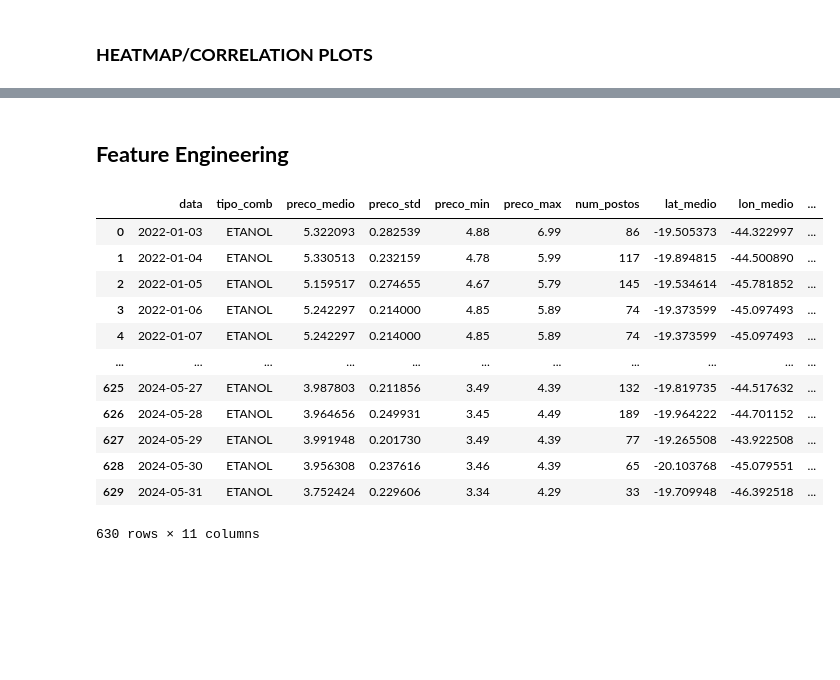
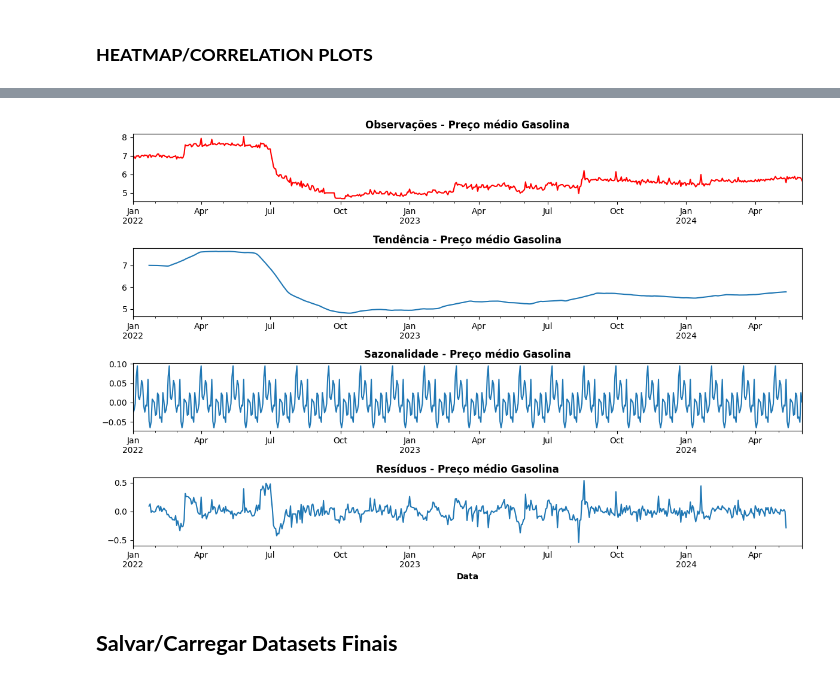
Before and after one commit to emanuel-brandao15/fuel-prices-forecast-brazil-mg, a Jupyter notebook: fuel_timeseries.ipynb, the cells around one changed output, grey strips where cells are left out. Drawn from its saved outputs; the diff is of its cells as text; code cells hidden in the pictures; blank space fills up the shorter version.

```diff
--- a/fuel_timeseries.ipynb
+++ b/fuel_timeseries.ipynb
@@ -547,2 +597,27 @@ plt.show()
+# %%
+### SEASONAL DECOMPOSE SÉRIE GASOLINA
+fig, ax = plt.subplots(4,1, figsize=(12,8))
+
+sd_gas.observed.plot(ax=ax[0], color='red')
+ax[0].set_title('Observações - Preço médio Gasolina', fontweight='bold')
+ax[0].set_xlabel('')
+
+sd_gas.trend.plot(ax=ax[1])
+ax[1].set_title('Tendência - Preço médio Gasolina', fontweight='bold')
+ax[1].set_xlabel('')
+
+sd_gas.seasonal.plot(ax=ax[2])
+ax[2].set_title('Sazonalidade - Preço médio Gasolina', fontweight='bold')
+ax[2].set_xlabel('')
+
+sd_gas.resid.plot(ax=ax[3])
+ax[3].set_title('Resíduos - Preço médio Gasolina', fontweight='bold')
+ax[3].set_xlabel('Data', fontweight='bold')
+
+
+plt.tight_layout()
+plt.show()
+# %% [output]
+[figure, added]
 # %% [markdown]
-## **Feature Engineering**
+## **Salvar/Carregar Datasets Finais**
@@ -549,16 +628,10 @@ plt.show()
 # %%
-dfs['df_etanol']
+### Carregando datasets da modelagem (RODAR PARA REFAZER ALGUMA EDA/PREPROCS)
+df_etanol = pd.read_csv(r'C:\Users\Emanuel\Desktop\PUCMG\TCC\Dataframes\df_etanol_final.csv')
+df_gasolina = pd.read_csv(r'C:\Users\Emanuel\Desktop\PUCMG\TCC\Dataframes\df_gasolina_final.csv')
+
+df_etanol['data'] = pd.to_datetime(df_etanol['data'])
+df_etanol['tipo_comb'] = df_etanol['tipo_comb'].astype('string')
+
+df_gasolina['data'] = pd.to_datetime(df_gasolina['data'])
+df_gasolina['tipo_comb'] = df_gasolina['tipo_comb'].astype('string')
-# %% [output]
-|  | data | tipo_comb | preco_medio | preco_std | preco_min | preco_max | num_postos | lat_medio | lon_medio | ... |
-| 0 | 2022-01-03 | ETANOL | 5.322093 | 0.282539 | 4.88 | 6.99 | 86 | -19.505373 | -44.322997 | ... |
-| 1 | 2022-01-04 | ETANOL | 5.330513 | 0.232159 | 4.78 | 5.99 | 117 | -19.894815 | -44.500890 | ... |
-| 2 | 2022-01-05 | ETANOL | 5.159517 | 0.274655 | 4.67 | 5.79 | 145 | -19.534614 | -45.781852 | ... |
-| 3 | 2022-01-06 | ETANOL | 5.242297 | 0.214000 | 4.85 | 5.89 | 74 | -19.373599 | -45.097493 | ... |
-| 4 | 2022-01-07 | ETANOL | 5.242297 | 0.214000 | 4.85 | 5.89 | 74 | -19.373599 | -45.097493 | ... |
-| ... | ... | ... | ... | ... | ... | ... | ... | ... | ... | ... |
-| 625 | 2024-05-27 | ETANOL | 3.987803 | 0.211856 | 3.49 | 4.39 | 132 | -19.819735 | -44.517632 | ... |
-| 626 | 2024-05-28 | ETANOL | 3.964656 | 0.249931 | 3.45 | 4.49 | 189 | -19.964222 | -44.701152 | ... |
-| 627 | 2024-05-29 | ETANOL | 3.991948 | 0.201730 | 3.49 | 4.39 | 77 | -19.265508 | -43.922508 | ... |
-| 628 | 2024-05-30 | ETANOL | 3.956308 | 0.237616 | 3.46 | 4.39 | 65 | -20.103768 | -45.079551 | ... |
-| 629 | 2024-05-31 | ETANOL | 3.752424 | 0.229606 | 3.34 | 4.29 | 33 | -19.709948 | -46.392518 | ... |
-630 rows × 11 columns
```
Also changed, not shown: parts of 12 cells of this notebook, 1 other file.
